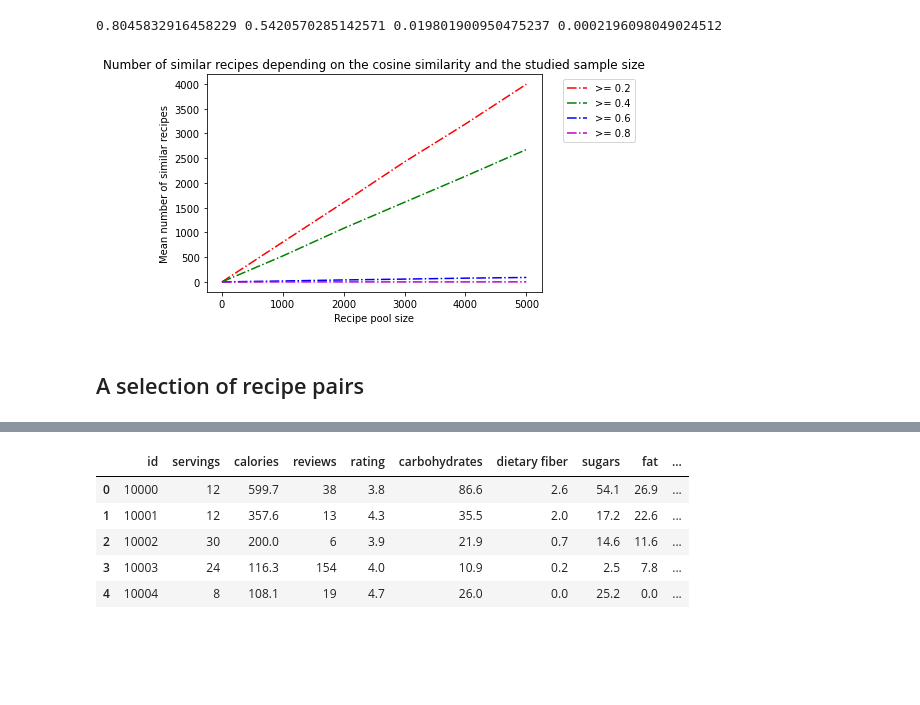
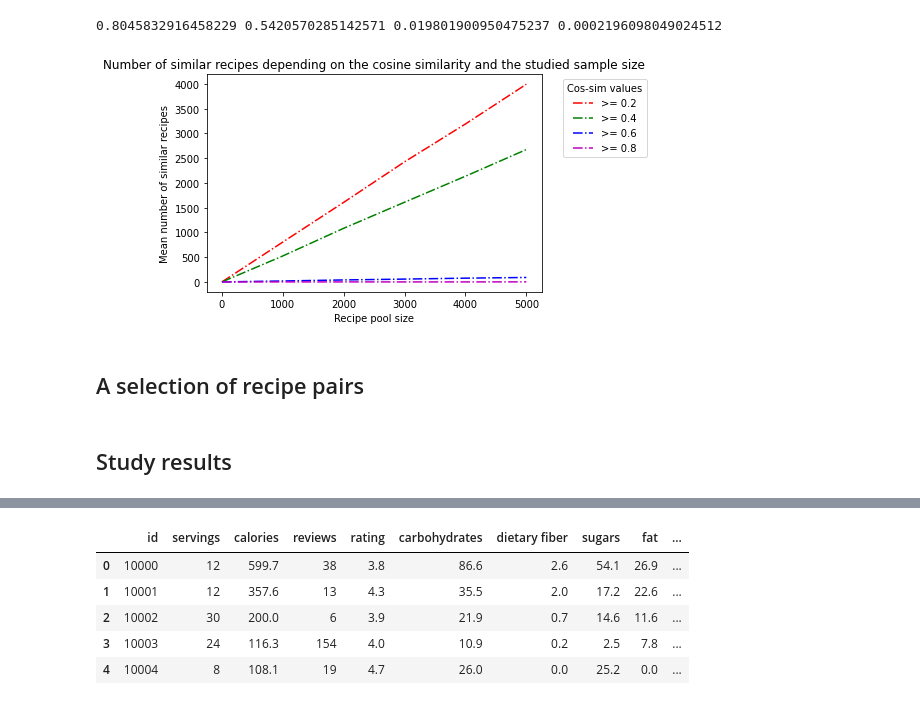
Before and after one commit to almehdiKrisni/Projet-RI-Recreation-Papier-Scientifique, a Jupyter notebook: dataAnalysis.ipynb, the cells around one changed output, grey strips where cells are left out. Saved outputs shown, nothing was run; the diff lists cells and outputs as text; code cells hidden in the pictures; blank space fills up the shorter version.

Commit message:
Started creating the plots for the final presentation - See notebook

```diff
--- a/dataAnalysis.ipynb
+++ b/dataAnalysis.ipynb
@@ -144,15 +144,17 @@ sizecos8values = [0] + [int(cos8values[i] * (i * 1000)) for i in range(1, len(xl
 # %%
 # Ploting the evolution of the number of similar recipes based on the size of the sample and the shared cosine similarity
 plt.title("Number of similar recipes depending on the cosine similarity and the studied sample size")
 plt.plot(xlabels, sizecos2values, "r-.", label=">= 0.2")
 plt.plot(xlabels, sizecos4values, "g-.", label=">= 0.4")
 plt.plot(xlabels, sizecos6values, "b-.", label=">= 0.6")
 plt.plot(xlabels, sizecos8values, "m-.", label=">= 0.8")
 plt.xlabel("Recipe pool size")
 plt.ylabel("Mean number of similar recipes")
-plt.legend(bbox_to_anchor=(1.05, 1.0), loc='upper left')
+plt.legend(title="Cos-sim values", bbox_to_anchor=(1.05, 1.0), loc='upper left')
 plt.show()
 # %% [output]
-[figure, old version]
+[figure, new version]
 # %% [markdown]
 ## A selection of recipe pairs
+# %% [markdown]
+## Study results
```
Also changed, not shown: parts of 8 cells of this notebook, 2 other files.
